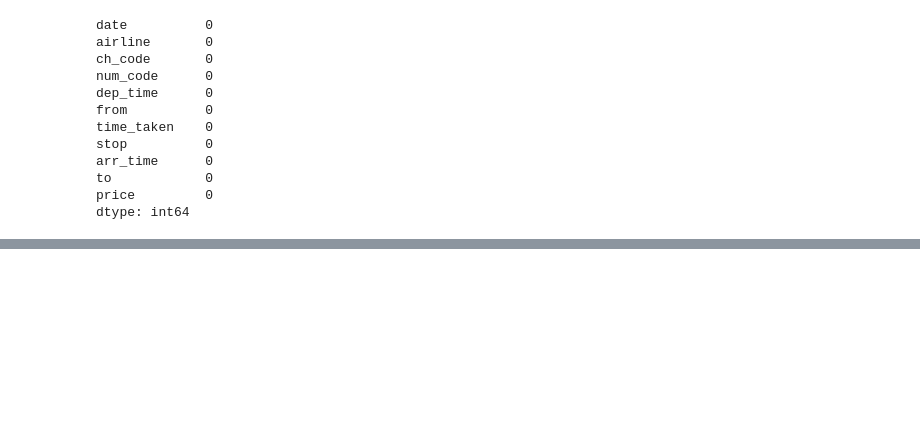
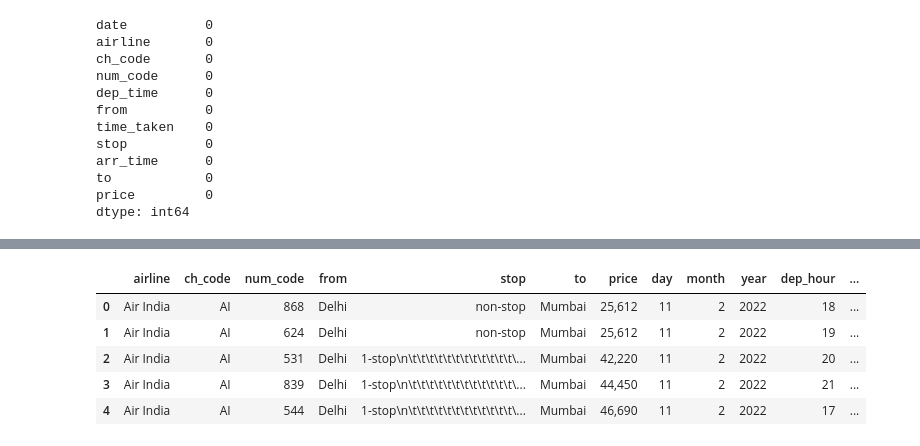
Before and after one commit to agrajnema/EDA, a Jupyter notebook: FlightPricePrediction/flight_prediction_eda.ipynb, the cells around one changed output, grey strips where cells are left out. Saved outputs shown, nothing was run; the diff lists cells and outputs as text; code cells hidden in the pictures; blank space fills up the shorter version.

Commit message:
flight price prediction eda and feature engineering

```diff
--- a/FlightPricePrediction/flight_prediction_eda.ipynb
+++ b/FlightPricePrediction/flight_prediction_eda.ipynb
@@ -64,0 +101,18 @@ dtype: int64
+# %%
+# Feature engineering
+
+#extract datetime details and convert datetime feature into individual columns of int type
+
+df['day'] = df['date'].str.split('-').str[0]
+df['month'] = df['date'].str.split('-').str[1]
+df['year'] = df['date'].str.split('-').str[2]
+
+df.drop('date', axis=1, inplace=True)
+
+df['dep_hour'] = df['dep_time'].str.split(':').str[0]
+df['dep_min'] = df['dep_time'].str.split(':').str[1]
+df['arr_hour'] = df['arr_time'].str.split(':').str[0]
+df['arr_min'] = df['arr_time'].str.split(':').str[1]
+
+df.drop('dep_time', axis=1, inplace=True)
+df.drop('arr_time', axis=1, inplace=True)
@@ -64,0 +129,9 @@ dtype: int64
+# %%
+df.head()
+# %% [output]
+|  | airline | ch_code | num_code | from | stop | to | price | day | month | year | dep_hour | ... |
+| 0 | Air India | AI | 868 | Delhi | non-stop | Mumbai | 25,612 | 11 | 2 | 2022 | 18 | ... |
+| 1 | Air India | AI | 624 | Delhi | non-stop | Mumbai | 25,612 | 11 | 2 | 2022 | 19 | ... |
+| 2 | Air India | AI | 531 | Delhi | 1-stop\n\t\t\t\t\t\t\t\t\t\t\t\t\... | Mumbai | 42,220 | 11 | 2 | 2022 | 20 | ... |
+| 3 | Air India | AI | 839 | Delhi | 1-stop\n\t\t\t\t\t\t\t\t\t\t\t\t\... | Mumbai | 44,450 | 11 | 2 | 2022 | 21 | ... |
+| 4 | Air India | AI | 544 | Delhi | 1-stop\n\t\t\t\t\t\t\t\t\t\t\t\t\... | Mumbai | 46,690 | 11 | 2 | 2022 | 17 | ... |
```
Also changed, not shown: parts of 21 cells of this notebook.
